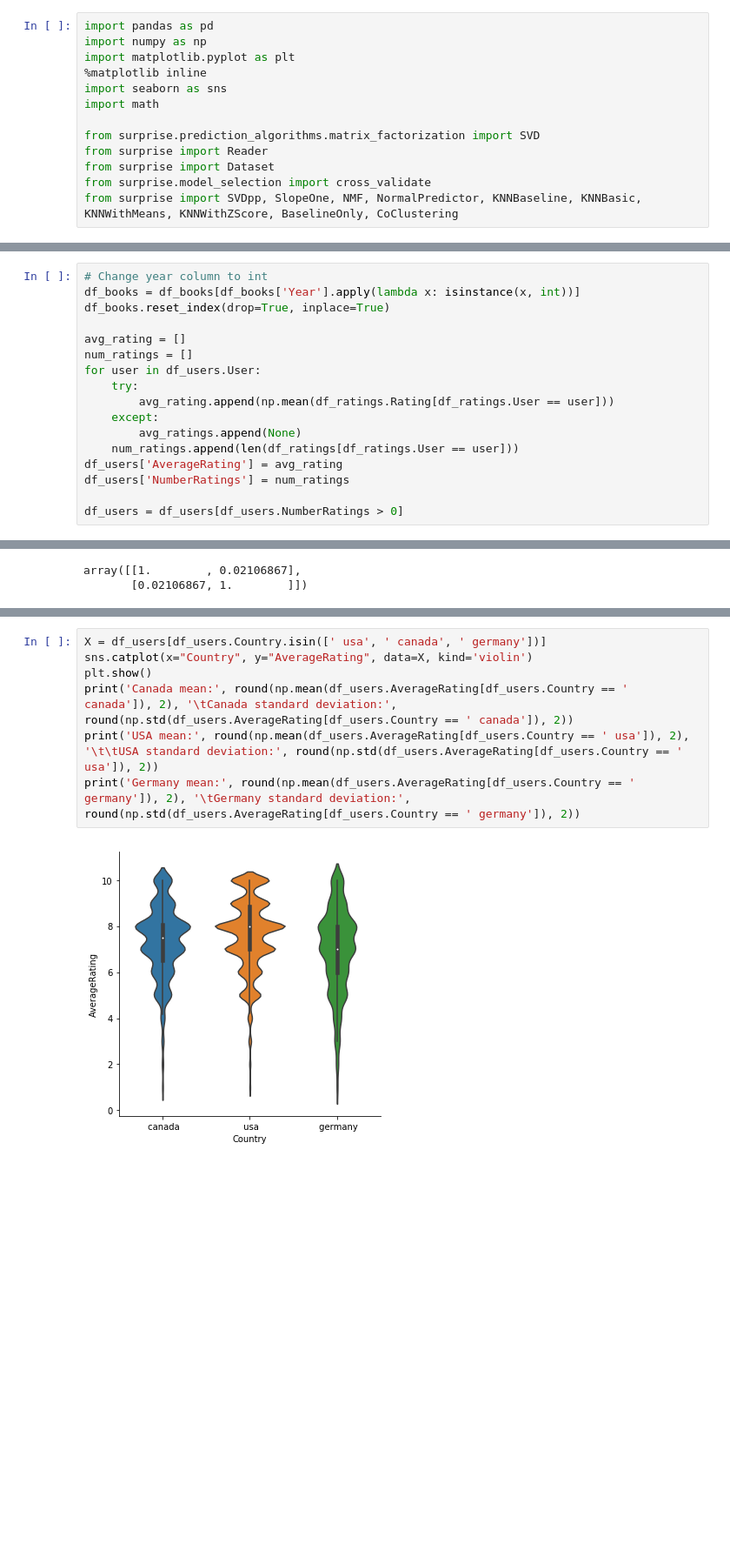
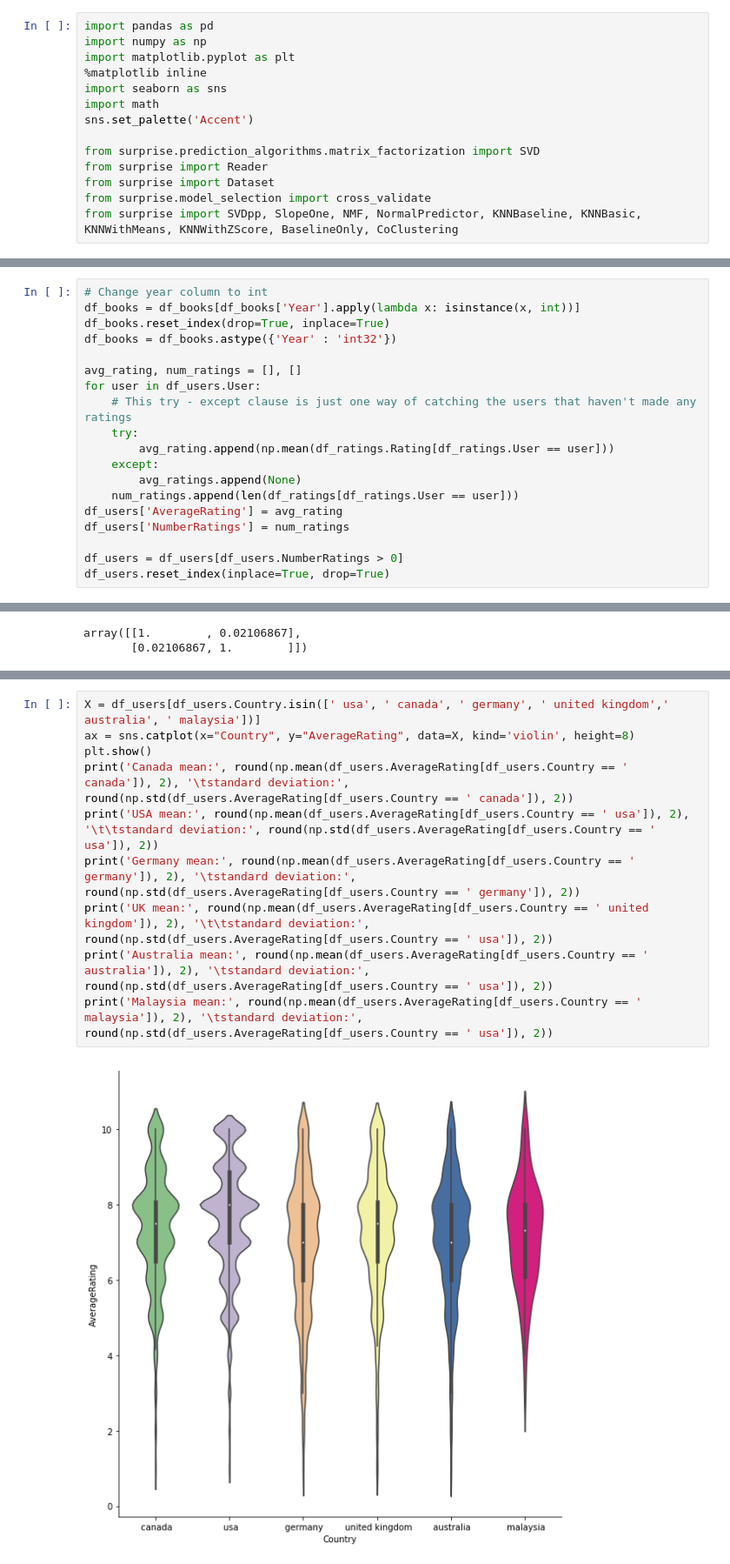
Before and after one commit to joedobrow/FinalCapstone, a Jupyter notebook: EDA.ipynb, the cells around one changed output, grey strips where cells are left out. Shown: that part at 87% size. Cells and saved outputs as stored; diff of their text form; blank space fills up the shorter version.

```diff
--- a/EDA.ipynb
+++ b/EDA.ipynb
@@ -5,6 +7,7 @@ import matplotlib.pyplot as plt
 %matplotlib inline
 import seaborn as sns
 import math
+sns.set_palette('Accent')
 
 from surprise.prediction_algorithms.matrix_factorization import SVD
 from surprise import Reader
@@ -53,10 +58,11 @@ b'Skipping line 209388: expected 8 fields, saw 9\nSkipping line 220626: expected
 # Change year column to int
 df_books = df_books[df_books['Year'].apply(lambda x: isinstance(x, int))]
 df_books.reset_index(drop=True, inplace=True)
+df_books = df_books.astype({'Year' : 'int32'})
 
-avg_rating = []
-num_ratings = []
+avg_rating, num_ratings = [], []
 for user in df_users.User:
+    # This try - except clause is just one way of catching the users that haven't made any ratings
     try:
         avg_rating.append(np.mean(df_ratings.Rating[df_ratings.User == user]))
     except:
@@ -66,3 +72,4 @@ df_users['AverageRating'] = avg_rating
 df_users['NumberRatings'] = num_ratings
 
 df_users = df_users[df_users.NumberRatings > 0]
+df_users.reset_index(inplace=True, drop=True)
@@ -253,9 +264,12 @@ plt.show()
 # %%
-X = df_users[df_users.Country.isin([' usa', ' canada', ' germany'])]
-sns.catplot(x="Country", y="AverageRating", data=X, kind='violin')
+X = df_users[df_users.Country.isin([' usa', ' canada', ' germany', ' united kingdom',' australia', ' malaysia'])]
+ax = sns.catplot(x="Country", y="AverageRating", data=X, kind='violin', height=8)
 plt.show()
-print('Canada mean:', round(np.mean(df_users.AverageRating[df_users.Country == ' canada']), 2), '\tCanada standard deviation:', round(np.std(df_users.AverageRating[df_users.Country == ' canada']), 2))
-print('USA mean:', round(np.mean(df_users.AverageRating[df_users.Country == ' usa']), 2), '\t\tUSA standard deviation:', round(np.std(df_users.AverageRating[df_users.Country == ' usa']), 2))
-print('Germany mean:', round(np.mean(df_users.AverageRating[df_users.Country == ' germany']), 2), '\tGermany standard deviation:', round(np.std(df_users.AverageRating[df_users.Country == ' germany']), 2))
+print('Canada mean:', round(np.mean(df_users.AverageRating[df_users.Country == ' canada']), 2), '\tstandard deviation:', round(np.std(df_users.AverageRating[df_users.Country == ' canada']), 2))
+print('USA mean:', round(np.mean(df_users.AverageRating[df_users.Country == ' usa']), 2), '\t\tstandard deviation:', round(np.std(df_users.AverageRating[df_users.Country == ' usa']), 2))
+print('Germany mean:', round(np.mean(df_users.AverageRating[df_users.Country == ' germany']), 2), '\tstandard deviation:', round(np.std(df_users.AverageRating[df_users.Country == ' germany']), 2))
+print('UK mean:', round(np.mean(df_users.AverageRating[df_users.Country == ' united kingdom']), 2), '\t\tstandard deviation:', round(np.std(df_users.AverageRating[df_users.Country == ' usa']), 2))
+print('Australia mean:', round(np.mean(df_users.AverageRating[df_users.Country == ' australia']), 2), '\tstandard deviation:', round(np.std(df_users.AverageRating[df_users.Country == ' usa']), 2))
+print('Malaysia mean:', round(np.mean(df_users.AverageRating[df_users.Country == ' malaysia']), 2), '\tstandard deviation:', round(np.std(df_users.AverageRating[df_users.Country == ' usa']), 2))
 # %% [output]
-[figure, old version]
+[figure, new version]
```
Also changed, not shown: parts of 77 cells of this notebook, 2 other files.
